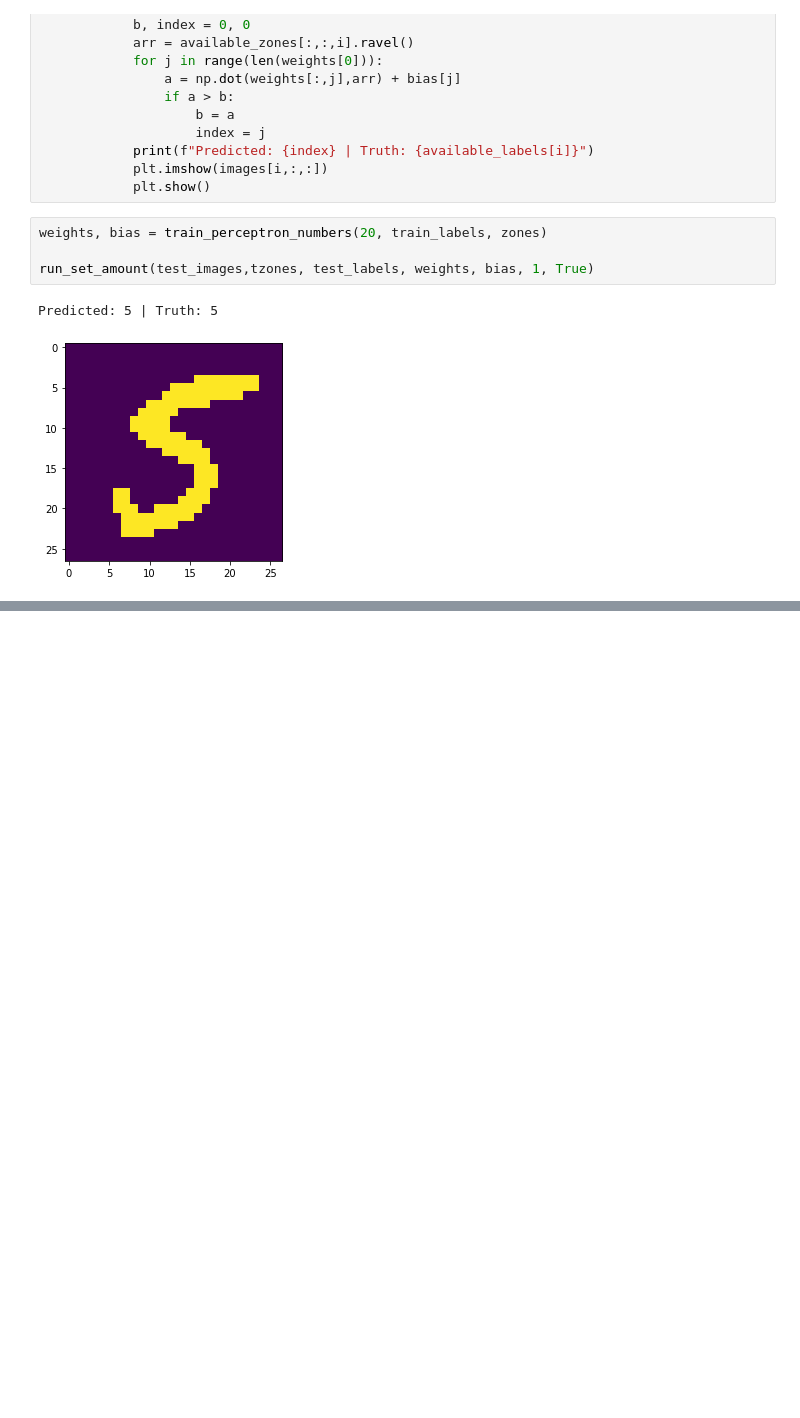
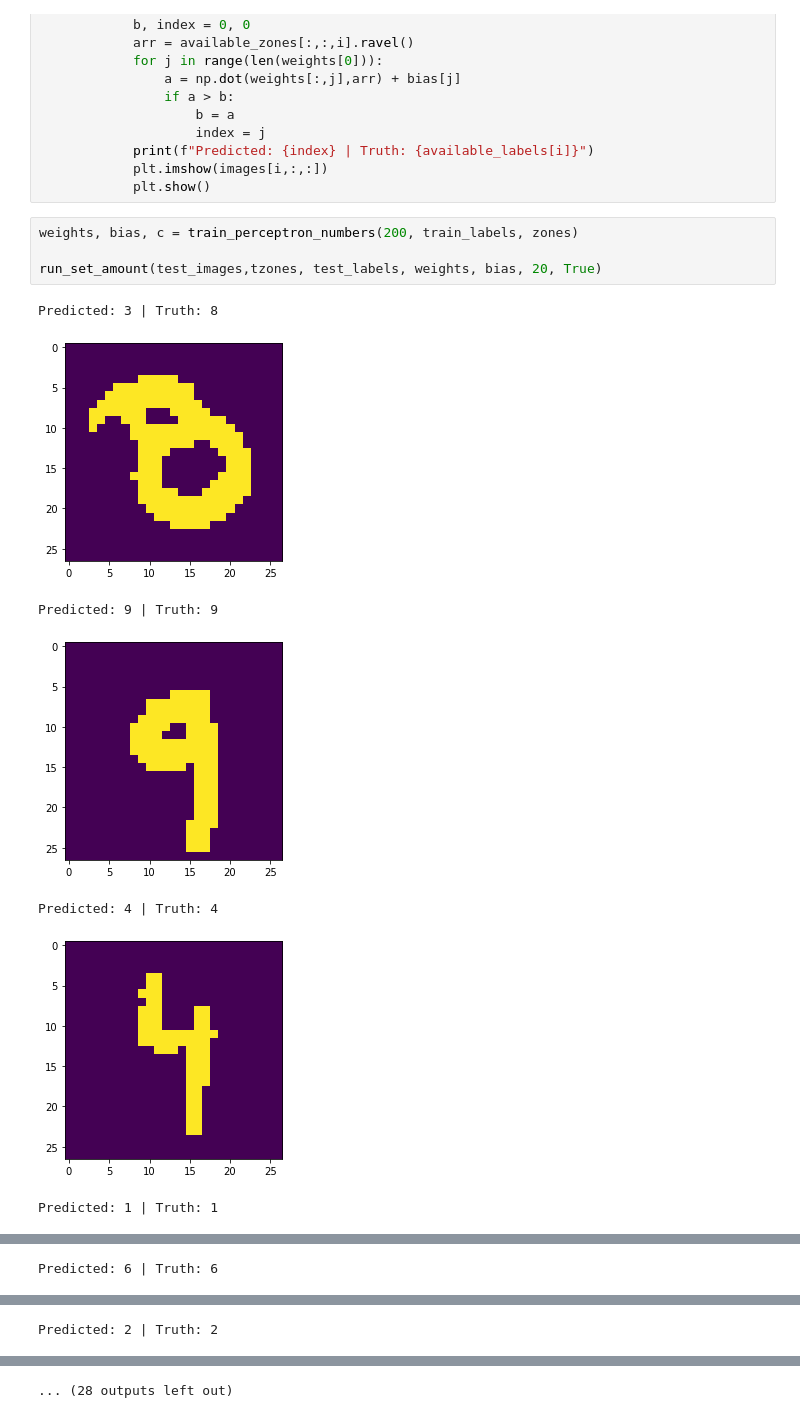
Before and after one commit to DuncanJWood/AI_face_and_digit_classification, a Jupyter notebook: Perceptron_digits.ipynb, the cells around one changed output, grey strips where cells are left out. Cells and saved outputs as stored; diff of their text form; blank space fills up the shorter version.

```diff
--- a/Perceptron_digits.ipynb
+++ b/Perceptron_digits.ipynb
@@ -181,9 +185,14 @@ def run_set_amount(images,zones, labels, weights, bias , num_pictures, random):
             plt.imshow(images[i,:,:])
             plt.show()
 # %%
-weights, bias = train_perceptron_numbers(20, train_labels, zones)
+weights, bias, c = train_perceptron_numbers(200, train_labels, zones)
 
-run_set_amount(test_images,tzones, test_labels, weights, bias, 1, True)
+run_set_amount(test_images,tzones, test_labels, weights, bias, 20, True)
 # %% [output]
-Predicted: 5 | Truth: 5
+Predicted: 3 | Truth: 8
-[figure, old version]
+[figure, new version]
+Predicted: 9 | Truth: 9
+[figure, added]
+Predicted: 4 | Truth: 4
+[figure, added]
+Predicted: 1 | Truth: 1
@@ -189,0 +200 @@ Predicted: 5 | Truth: 5
+Predicted: 6 | Truth: 6
@@ -189,0 +202 @@ Predicted: 5 | Truth: 5
+Predicted: 2 | Truth: 2
@@ -189,0 +204 @@ Predicted: 5 | Truth: 5
+... (28 outputs left out)
```
Also changed, not shown: parts of 3 cells of this notebook, 7 other files.
